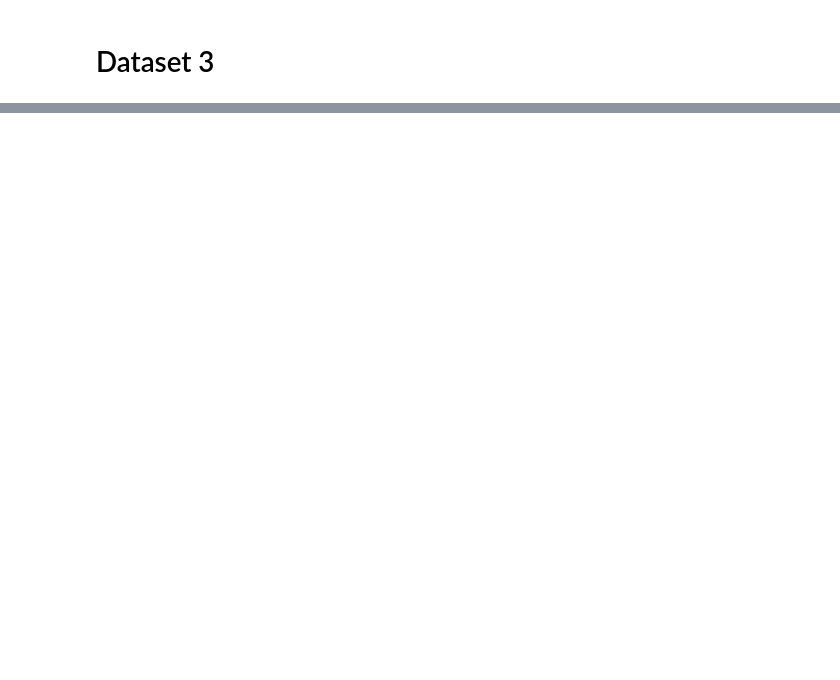
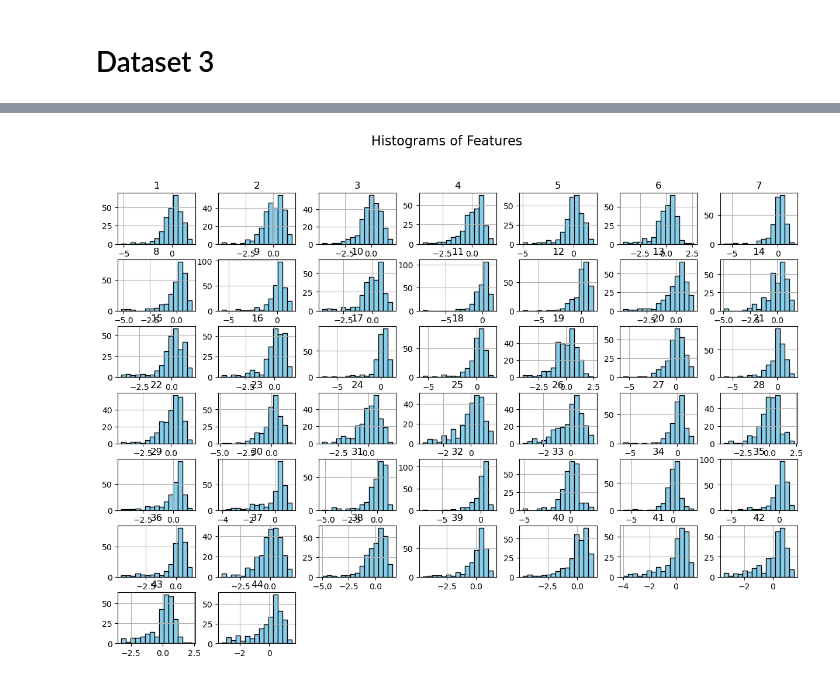
Before and after one commit to JaigonRyu/Health-Classification-Trials, a Jupyter notebook: classification_trials.ipynb, the cells around one changed output, grey strips where cells are left out. Drawn from its saved outputs; the diff is of its cells as text; code cells hidden in the pictures; blank space fills up the shorter version.

```diff
--- a/classification_trials.ipynb
+++ b/classification_trials.ipynb
@@ -571,0 +723,13 @@ print(spectf_test.shape)
+# %%
+
+
+scaler = StandardScaler()
+data_array = spectf_df.to_numpy()
+scaled_data = scaler.fit_transform(data_array[:, 1:])
+first_col = data_array[:, 0]
+
+
+spectf_df_std = np.concatenate((first_col[:, np.newaxis],scaled_data,), axis=1)
+
+spectf_df_std = pd.DataFrame(spectf_df_std)
+print(spectf_df_std.head())
@@ -571,0 +754,6 @@ print(spectf_test.shape)
+# %%
+spectf_df_std.iloc[:, 1:].hist(bins=15, figsize=(15, 10), color='skyblue', edgecolor='black')
+plt.suptitle('Histograms of Features', fontsize=16)
+plt.show()
+# %% [output]
+[figure, added]
```
Also changed, not shown: parts of 80 cells of this notebook, 1 other file.
